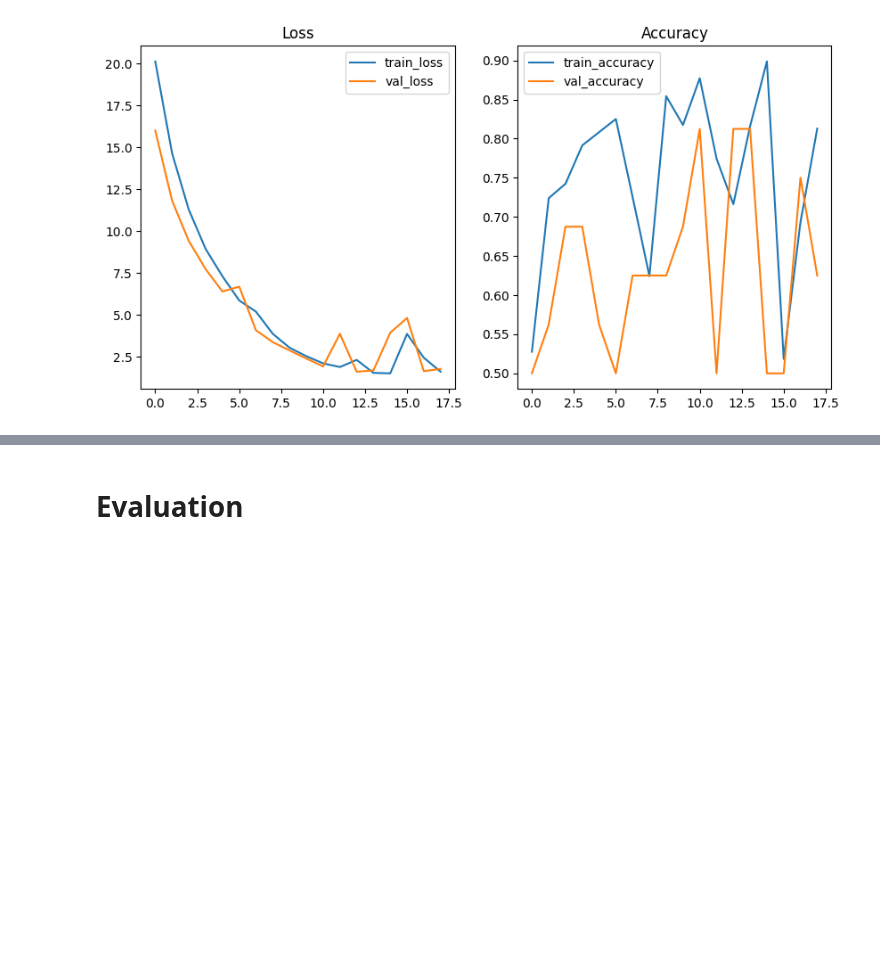
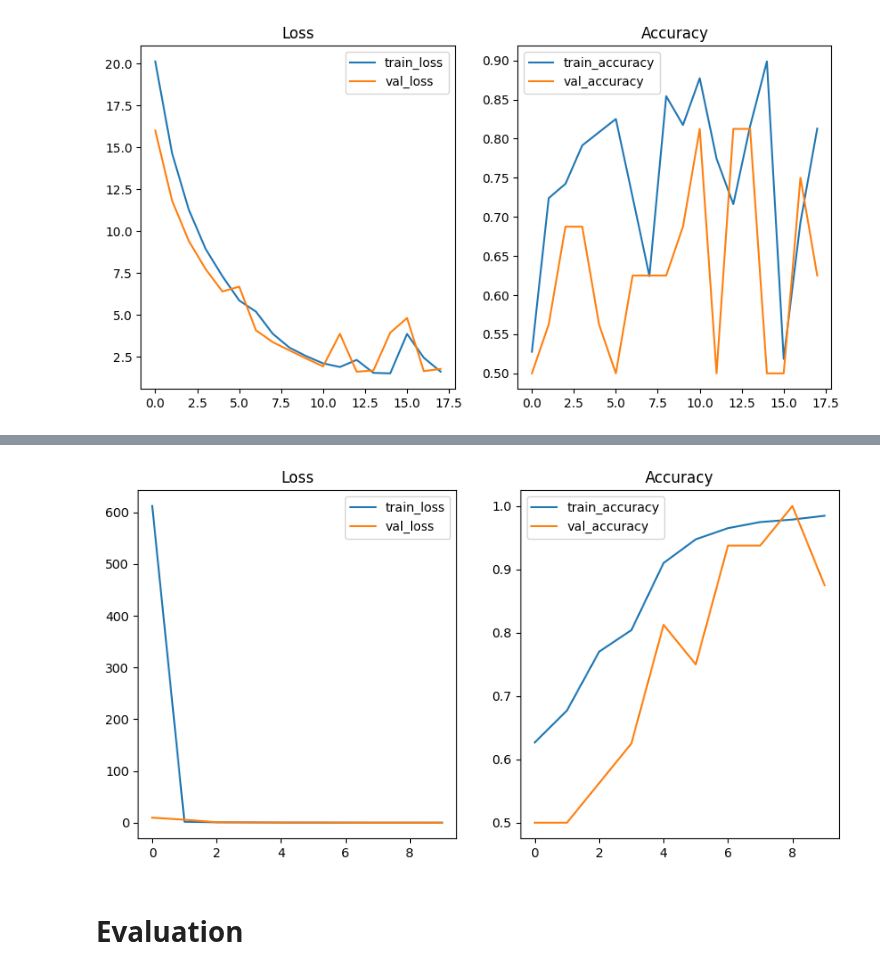
Before and after one commit to JohnNun/pneumonia_identification_project, a Jupyter notebook: pneumonia_identification_project.ipynb, the cells around one changed output, grey strips where cells are left out. Drawn from its saved outputs; the diff is of its cells as text; code cells hidden in the pictures; blank space fills up the shorter version.

Commit message:
Added convolutional nn model for model 5

```diff
--- a/pneumonia_identification_project.ipynb
+++ b/pneumonia_identification_project.ipynb
@@ -299,3 +299,19 @@ Epoch 18/100
 plot_results([model_4_results])
 # %% [output]
 [figure]
+# %%
+model_5 = models.Sequential()
+# %%
+model_5.add(layers.Input(shape=(150,150,3)))
+model_5.add(layers.Conv2D(32, (3, 3), activation='relu'))
+model_5.add(layers.MaxPooling2D())
+model_5.add(layers.Conv2D(64, (3, 3), activation='relu'))
+model_5.add(layers.MaxPooling2D())
+model_5.add(layers.Conv2D(128, (3, 3), activation='relu'))
+model_5.add(layers.Flatten())
+model_5.add(layers.Dense(64, activation='relu'))
+model_5.add(layers.Dense(2, activation='softmax'))
+# %%
+model_5.compile(optimizer='adam', loss='categorical_crossentropy', metrics=['accuracy'])
+# %%
+model_5_results = model_5.fit(train_generator, epochs=10, batch_size=300, validation_data=test_generator)
@@ -302,2 +339,6 @@ plot_results([model_4_results])
+# %%
+plot_results([model_5_results])
+# %% [output]
+[figure, added]
 # %% [markdown]
 # Evaluation
```
Also changed, not shown: parts of 2 cells of this notebook.
